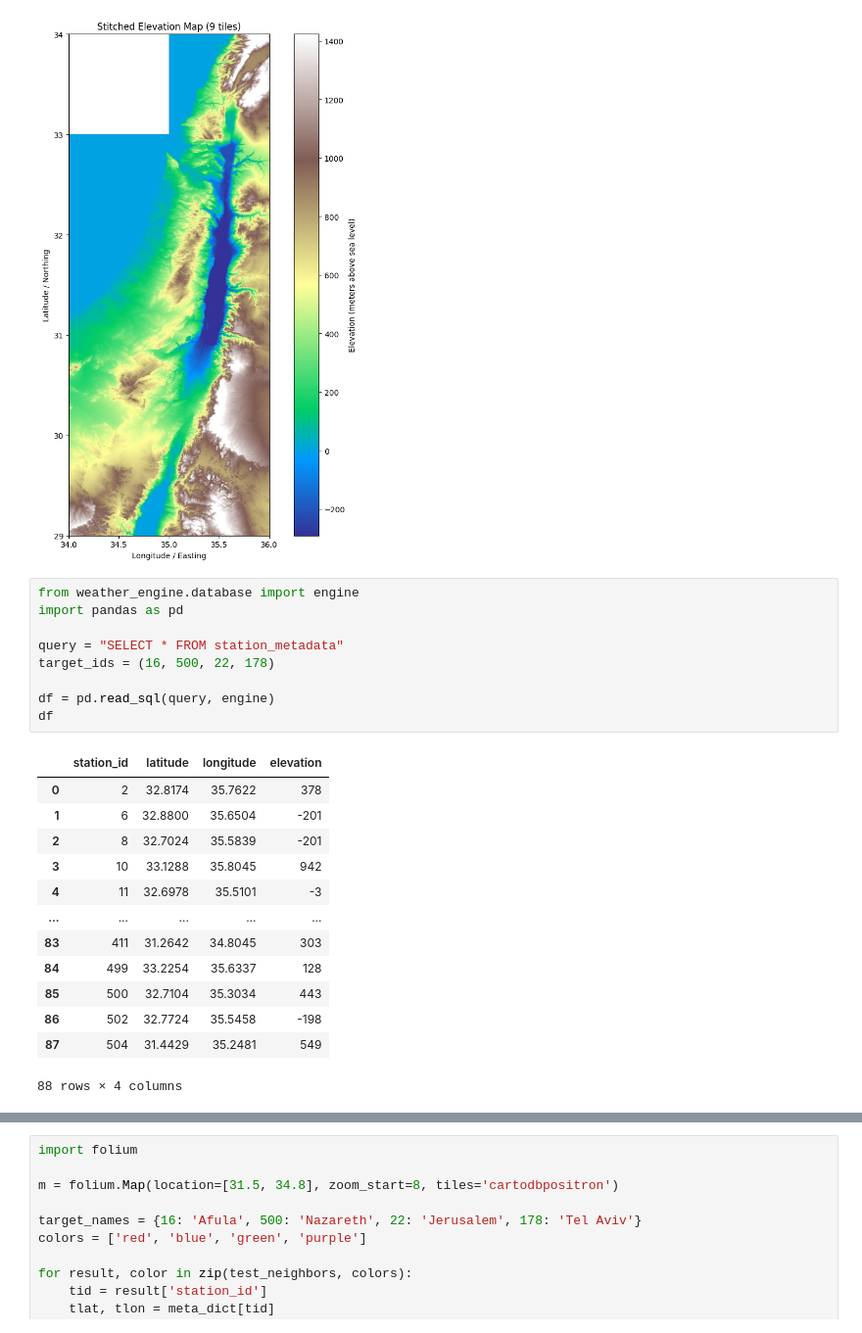
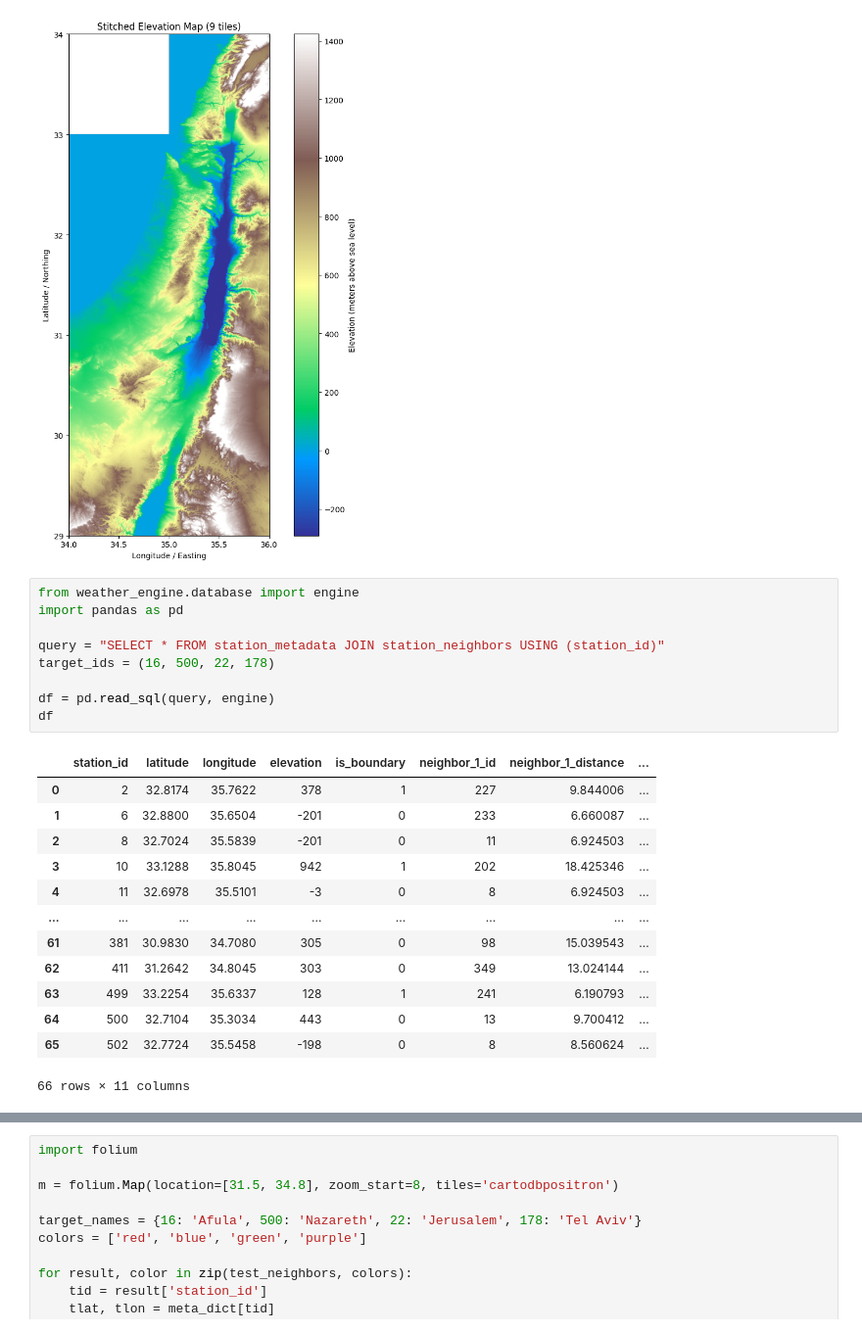
Before and after one commit to jadosh123/SparseData-AI-Precipitation-Forecasting, a Jupyter notebook: src/weather_engine/spatial_interpolation.ipynb, the cells around one changed output, grey strips where cells are left out. Shown at 98% size. Saved outputs shown, nothing was run; the diff lists cells and outputs as text.

```diff
--- a/src/weather_engine/spatial_interpolation.ipynb
+++ b/src/weather_engine/spatial_interpolation.ipynb
@@ -64,26 +64,26 @@ finally:
 # %%
 from weather_engine.database import engine
 import pandas as pd
 
-query = "SELECT * FROM station_metadata"
+query = "SELECT * FROM station_metadata JOIN station_neighbors USING (station_id)"
 target_ids = (16, 500, 22, 178)
 
 df = pd.read_sql(query, engine)
 df
 # %% [output]
-|  | station_id | latitude | longitude | elevation |
-| 0 | 2 | 32.8174 | 35.7622 | 378 |
-| 1 | 6 | 32.8800 | 35.6504 | -201 |
-| 2 | 8 | 32.7024 | 35.5839 | -201 |
-| 3 | 10 | 33.1288 | 35.8045 | 942 |
-| 4 | 11 | 32.6978 | 35.5101 | -3 |
-| ... | ... | ... | ... | ... |
-| 83 | 411 | 31.2642 | 34.8045 | 303 |
-| 84 | 499 | 33.2254 | 35.6337 | 128 |
-| 85 | 500 | 32.7104 | 35.3034 | 443 |
-| 86 | 502 | 32.7724 | 35.5458 | -198 |
-| 87 | 504 | 31.4429 | 35.2481 | 549 |
+|  | station_id | latitude | longitude | elevation | is_boundary | neighbor_1_id | neighbor_1_distance | ... |
+| 0 | 2 | 32.8174 | 35.7622 | 378 | 1 | 227 | 9.844006 | ... |
+| 1 | 6 | 32.8800 | 35.6504 | -201 | 0 | 233 | 6.660087 | ... |
+| 2 | 8 | 32.7024 | 35.5839 | -201 | 0 | 11 | 6.924503 | ... |
+| 3 | 10 | 33.1288 | 35.8045 | 942 | 1 | 202 | 18.425346 | ... |
+| 4 | 11 | 32.6978 | 35.5101 | -3 | 0 | 8 | 6.924503 | ... |
+| ... | ... | ... | ... | ... | ... | ... | ... | ... |
+| 61 | 381 | 30.9830 | 34.7080 | 305 | 0 | 98 | 15.039543 | ... |
+| 62 | 411 | 31.2642 | 34.8045 | 303 | 0 | 349 | 13.024144 | ... |
+| 63 | 499 | 33.2254 | 35.6337 | 128 | 1 | 241 | 6.190793 | ... |
+| 64 | 500 | 32.7104 | 35.3034 | 443 | 0 | 13 | 9.700412 | ... |
+| 65 | 502 | 32.7724 | 35.5458 | -198 | 0 | 8 | 8.560624 | ... |
-88 rows × 4 columns
+66 rows × 11 columns
 # %%
 import weather_engine.spatial as sp
 
```
Also changed, not shown: parts of 1 cell of this notebook, 1 other file.
